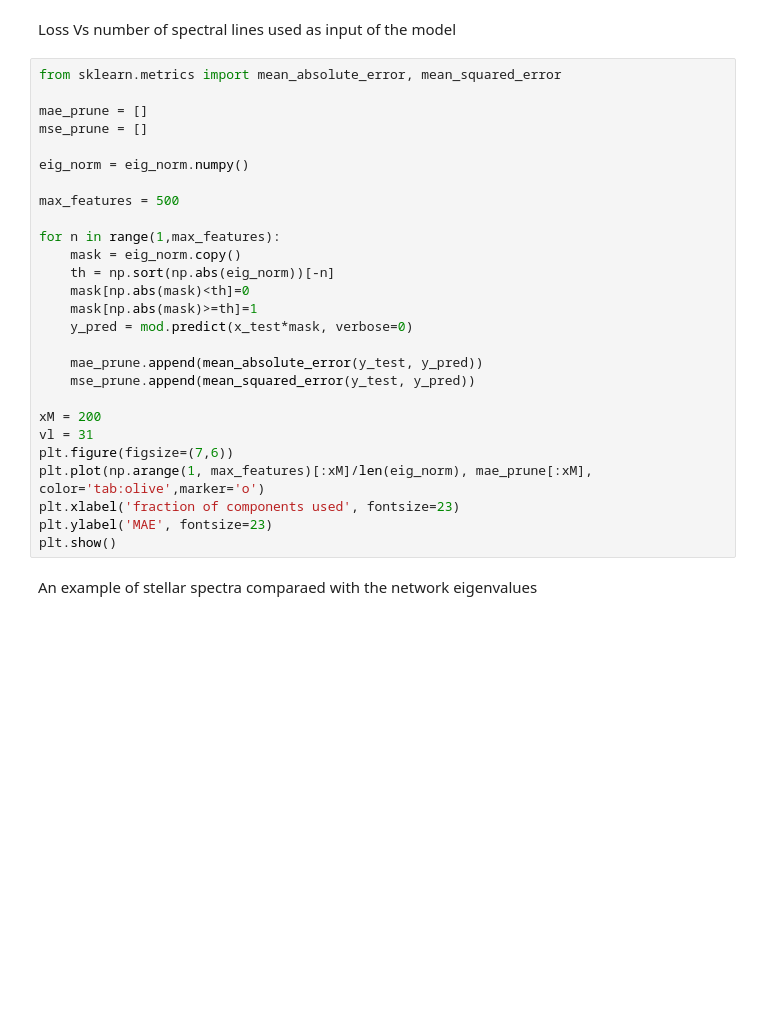
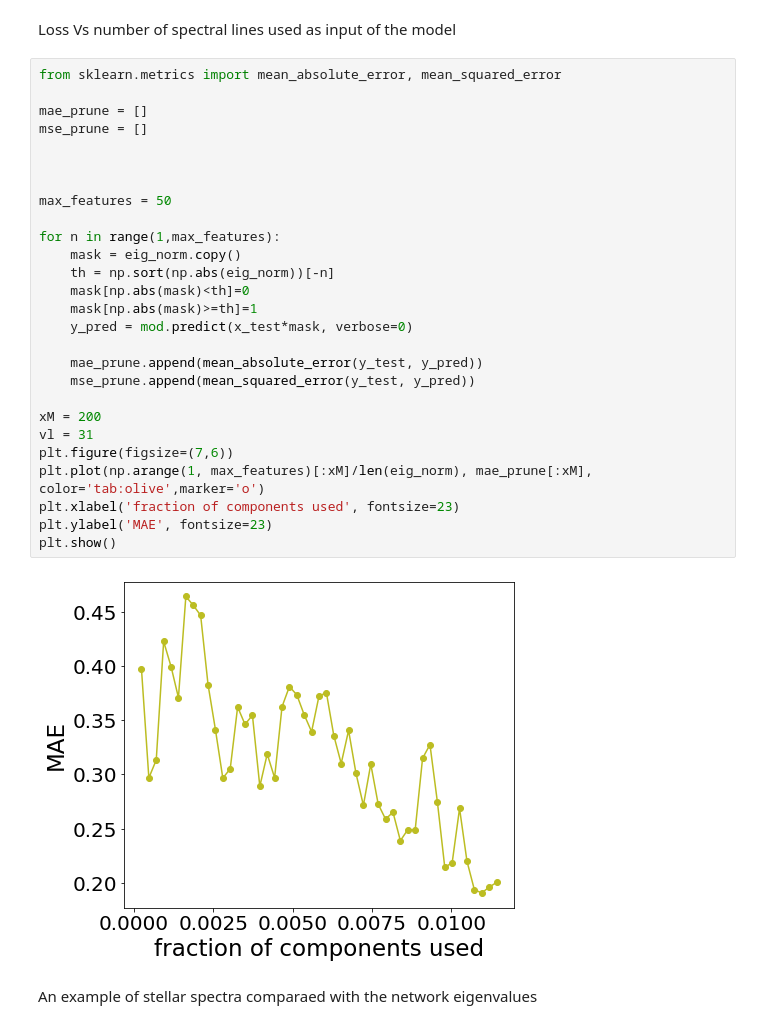
Before and after one commit to Lorenzochicchi/SpectralNNs_for_Input_Relevance, a Jupyter notebook: Stellar_spectra_training.ipynb, the cells around one changed output. Saved outputs shown, nothing was run; the diff lists cells and outputs as text; blank space fills up the shorter version.

```diff
--- a/Stellar_spectra_training.ipynb
+++ b/Stellar_spectra_training.ipynb
@@ -151,30 +175,32 @@ Loss Vs number of spectral lines used as input of the model
 # %%
 from sklearn.metrics import mean_absolute_error, mean_squared_error
 
 mae_prune = []
 mse_prune = []
 
-eig_norm = eig_norm.numpy()
 
-max_features = 500
+
+max_features = 50
 
 for n in range(1,max_features):
     mask = eig_norm.copy()
     th = np.sort(np.abs(eig_norm))[-n]
     mask[np.abs(mask)<th]=0
     mask[np.abs(mask)>=th]=1
     y_pred = mod.predict(x_test*mask, verbose=0)
 
     mae_prune.append(mean_absolute_error(y_test, y_pred))
     mse_prune.append(mean_squared_error(y_test, y_pred))
 
 xM = 200
 vl = 31
 plt.figure(figsize=(7,6))
 plt.plot(np.arange(1, max_features)[:xM]/len(eig_norm), mae_prune[:xM], color='tab:olive',marker='o')
 plt.xlabel('fraction of components used', fontsize=23)
 plt.ylabel('MAE', fontsize=23)
 plt.show()
+# %% [output]
+[figure, added]
 # %% [markdown]
 An example of stellar spectra comparaed with the network eigenvalues
 # %%
```
Also changed, not shown: parts of 8 cells of this notebook.
